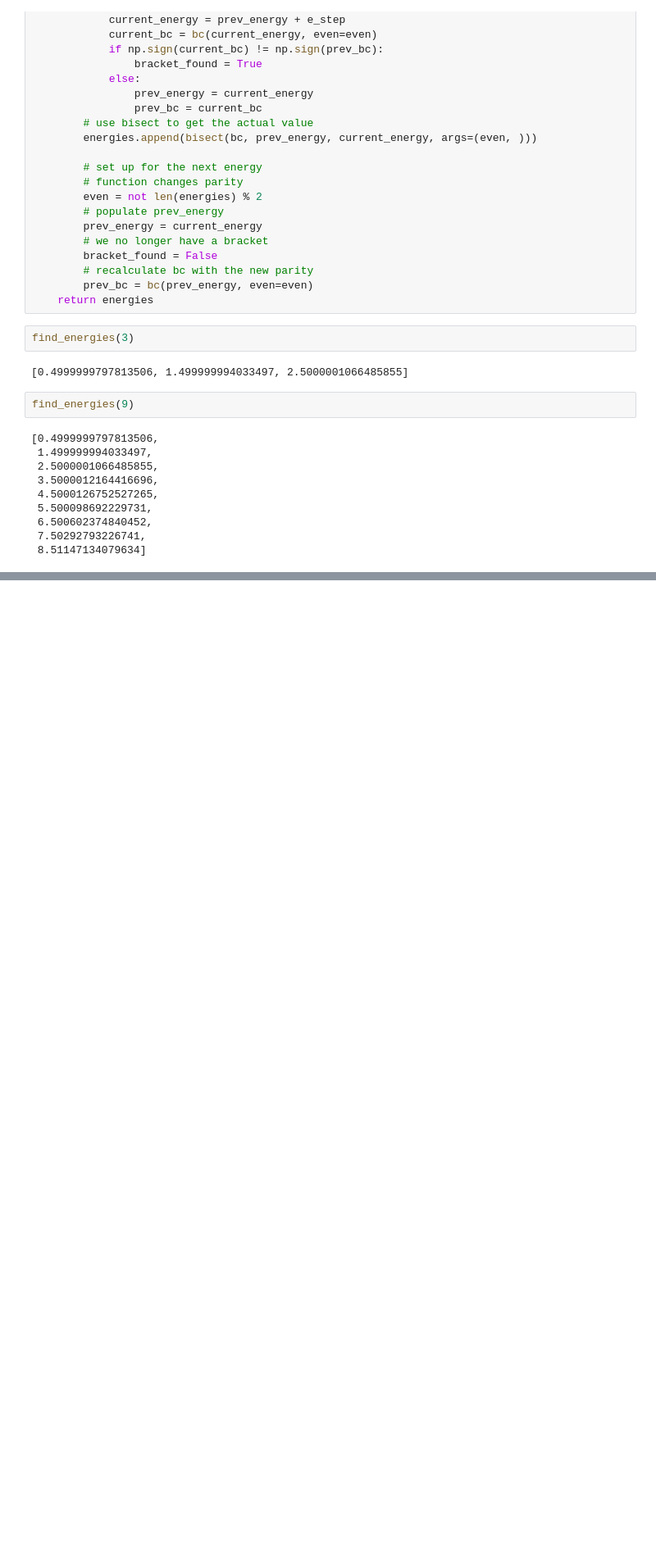
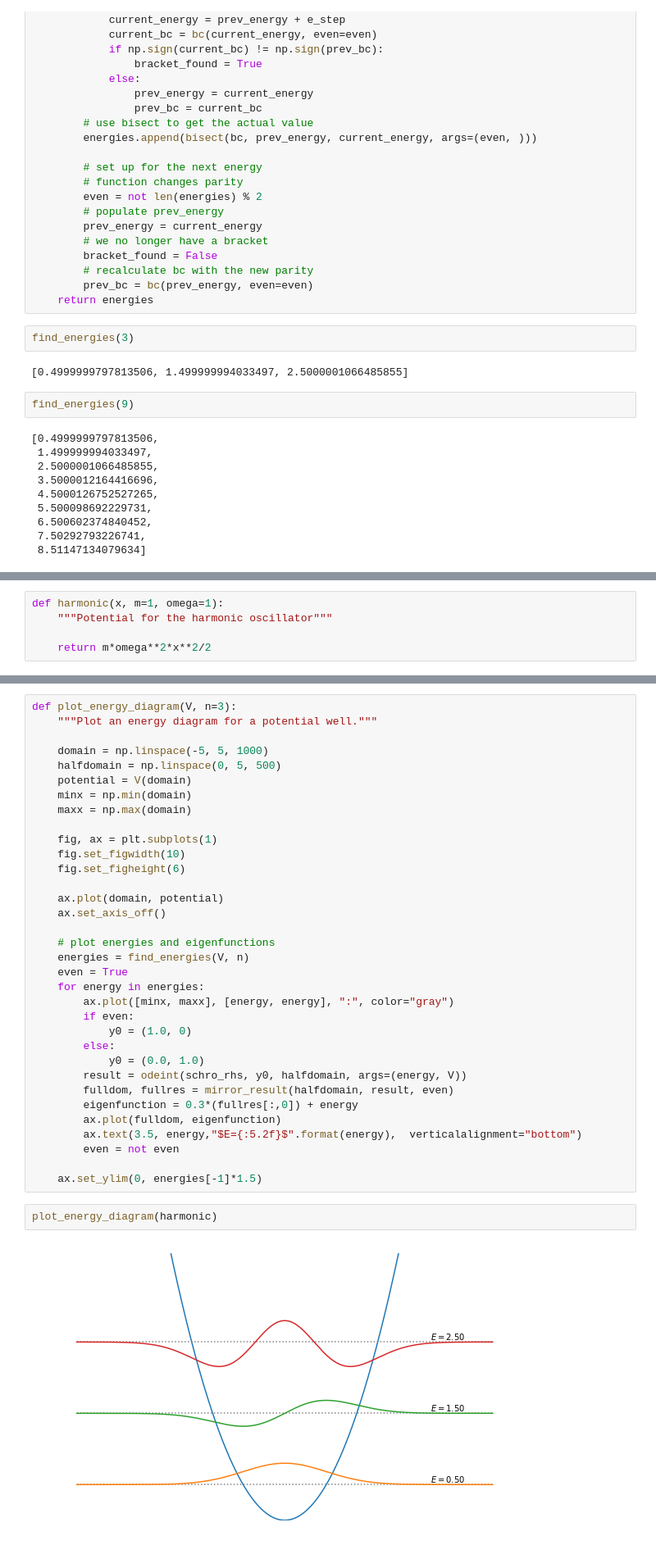
Before and after one commit to tachycline/PHYS381, a Jupyter notebook: notebooks/Introductory shooting.ipynb, the cells around one changed output, grey strips where cells are left out. Shown at 82% size. Cells and saved outputs as stored; diff of their text form; blank space fills up the shorter version.

```diff
--- a/notebooks/Introductory shooting.ipynb
+++ b/notebooks/Introductory shooting.ipynb
@@ -282,0 +400,5 @@ find_energies(9)
+# %%
+def harmonic(x, m=1, omega=1):
+    """Potential for the harmonic oscillator"""
+
+    return m*omega**2*x**2/2
@@ -282,0 +413,38 @@ find_energies(9)
+# %%
+def plot_energy_diagram(V, n=3):
+    """Plot an energy diagram for a potential well."""
+
+    domain = np.linspace(-5, 5, 1000)
+    halfdomain = np.linspace(0, 5, 500)
+    potential = V(domain)
+    minx = np.min(domain)
+    maxx = np.max(domain)
+
+    fig, ax = plt.subplots(1)
+    fig.set_figwidth(10)
+    fig.set_figheight(6)
+
+    ax.plot(domain, potential)
+    ax.set_axis_off()
+
+    # plot energies and eigenfunctions
+    energies = find_energies(V, n)
+    even = True
+    for energy in energies:
+        ax.plot([minx, maxx], [energy, energy], ":", color="gray")
+        if even:
+            y0 = (1.0, 0)
+        else:
+            y0 = (0.0, 1.0)
+        result = odeint(schro_rhs, y0, halfdomain, args=(energy, V))
+        fulldom, fullres = mirror_result(halfdomain, result, even)
+        eigenfunction = 0.3*(fullres[:,0]) + energy
+        ax.plot(fulldom, eigenfunction)
+        ax.text(3.5, energy,"$E={:5.2f}$".format(energy),  verticalalignment="bottom")
+        even = not even
+
+    ax.set_ylim(0, energies[-1]*1.5)
+# %%
+plot_energy_diagram(harmonic)
+# %% [output]
+[figure, added]
```
Also changed, not shown: parts of 6 cells of this notebook.
